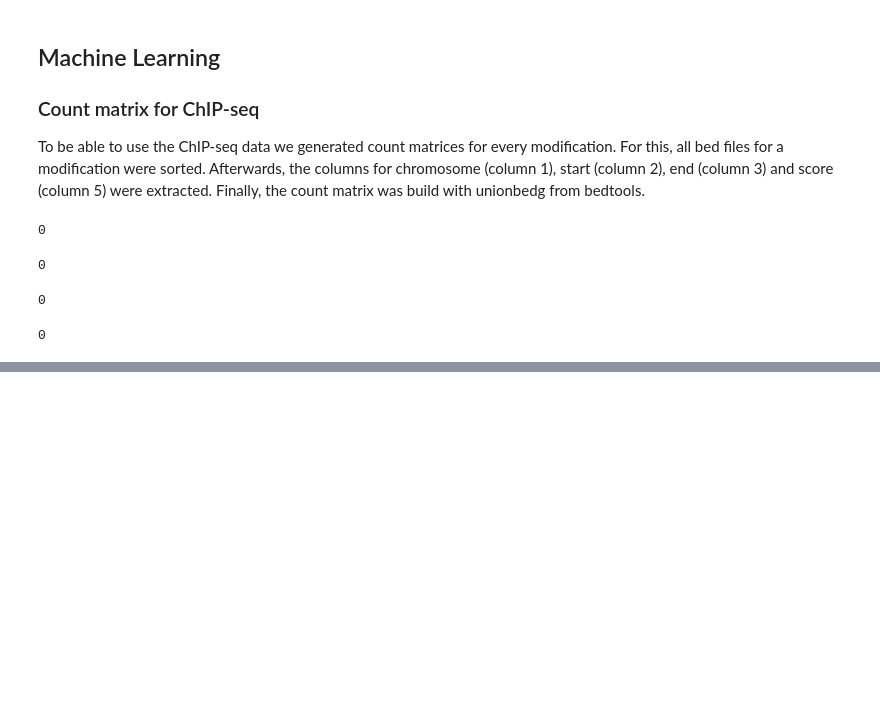
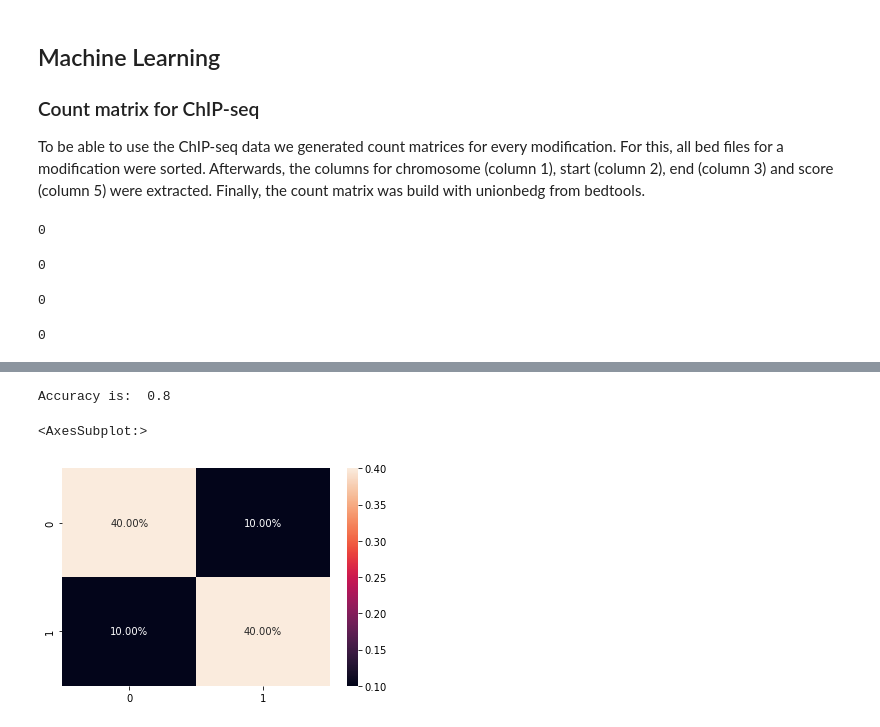
Before and after one commit to nepsygirl/DataScience_finalProjekt_Group2, a Jupyter notebook: notebook.ipynb, the cells around one changed output, grey strips where cells are left out. Cells and saved outputs as stored; diff of their text form; code cells hidden in the pictures; blank space fills up the shorter version.

```diff
--- a/notebook.ipynb
+++ b/notebook.ipynb
@@ -797,0 +1061,12 @@ subprocess.call(H3k122ac, shell=True)
+# %%
+ac = accuracy_score(Y_test,clf_svm.predict(X_test))
+print('Accuracy is: ', ac)
+
+# we get the true negative, false pos, false negative and true pos
+# we see the percentage of the represented data in each quadrant
+cm = confusion_matrix(Y_test, clf_svm.predict(X_test))
+sns.heatmap(cm/np.sum(cm),annot=True,fmt='.2%')
+# %% [output]
+Accuracy is:  0.8
+<AxesSubplot:>
+[figure, added]
```
Also changed, not shown: parts of 49 cells of this notebook, 5 other files.
